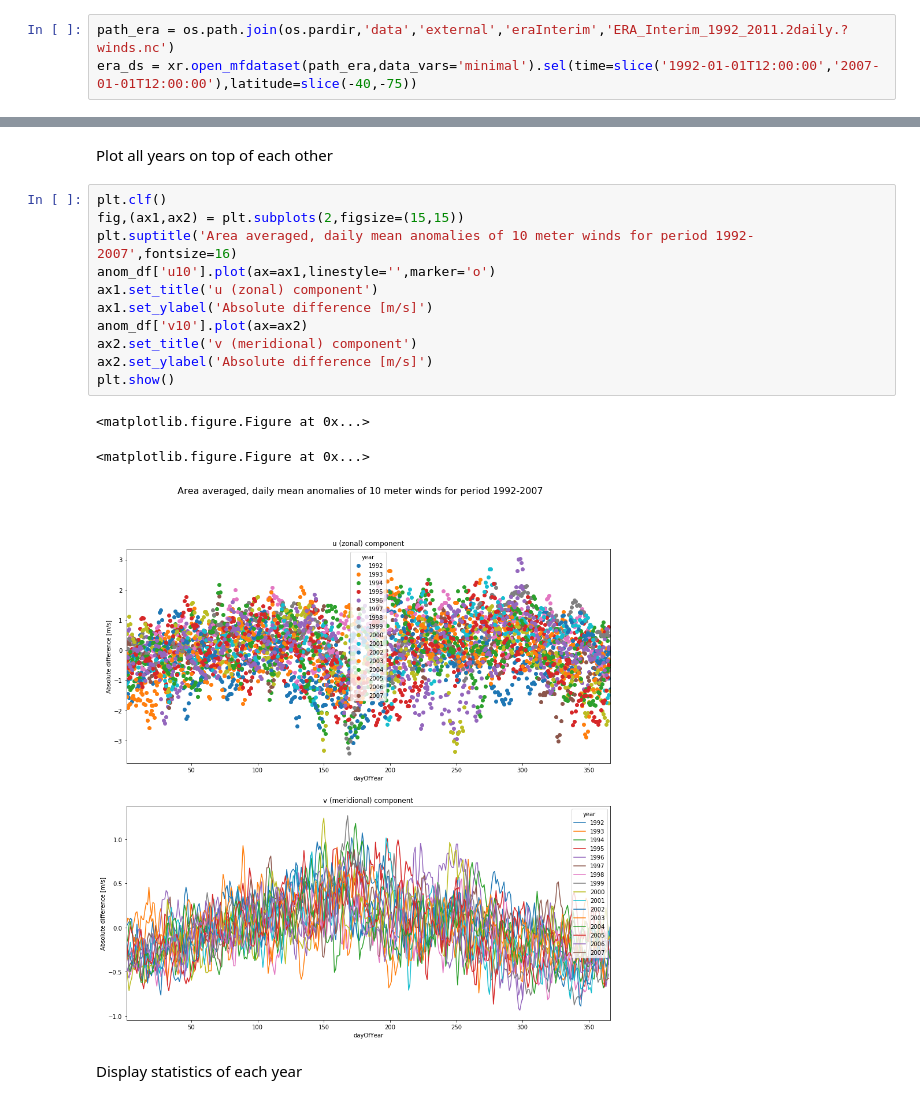
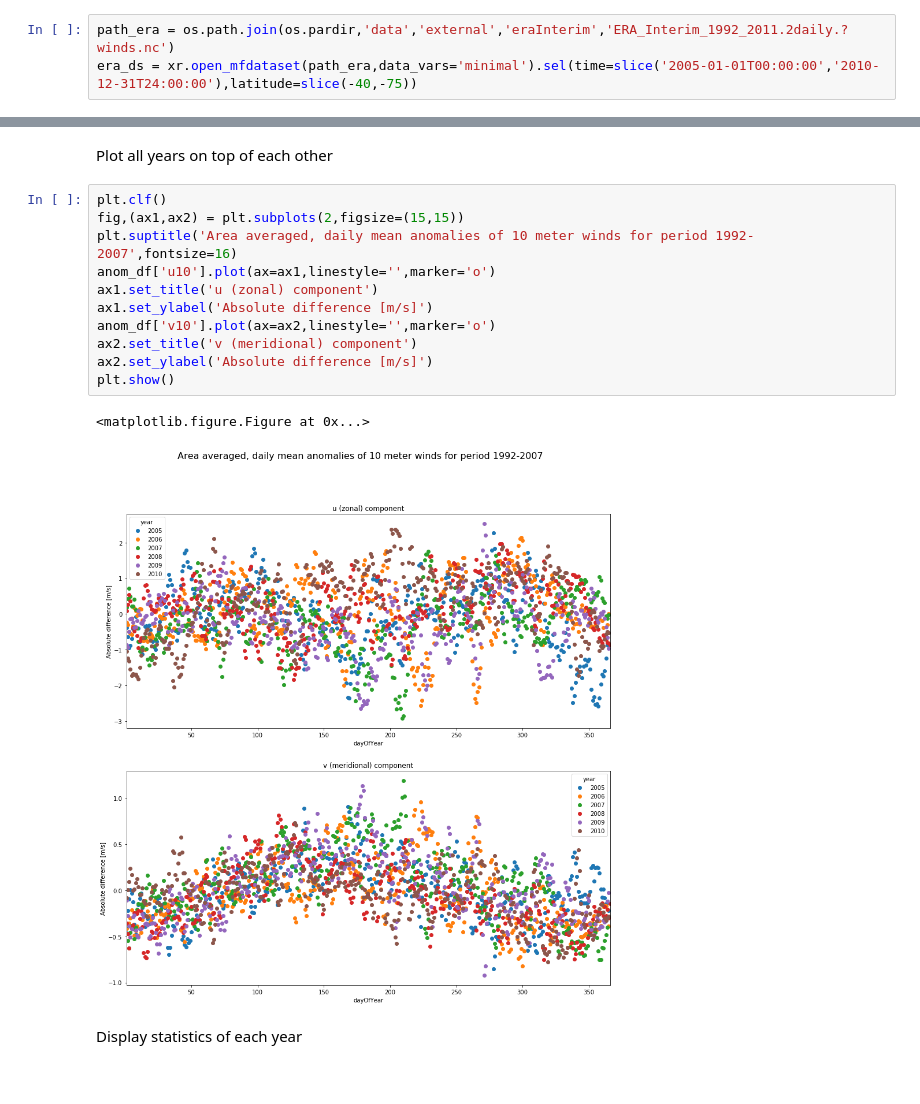
Before and after one commit to kuechenrole/tidal_melting, a Jupyter notebook: notebooks/0.4-kuechenrole-surface_forcing_year_selection.ipynb, the cells around one changed output, grey strips where cells are left out. Drawn from its saved outputs; the diff is of its cells as text.

```diff
--- a/notebooks/0.4-kuechenrole-surface_forcing_year_selection.ipynb
+++ b/notebooks/0.4-kuechenrole-surface_forcing_year_selection.ipynb
@@ -98,7 +98,7 @@ import xarray as xr
 import pandas as pd
 # %%
 path_era = os.path.join(os.pardir,'data','external','eraInterim','ERA_Interim_1992_2011.2daily.?winds.nc')
-era_ds = xr.open_mfdataset(path_era,data_vars='minimal').sel(time=slice('1992-01-01T12:00:00','2007-01-01T12:00:00'),latitude=slice(-40,-75))
+era_ds = xr.open_mfdataset(path_era,data_vars='minimal').sel(time=slice('2005-01-01T00:00:00','2010-12-31T24:00:00'),latitude=slice(-40,-75))
 # %% [markdown]
 calculate daily mean, since this is what you apply to roms
 # %%
@@ -131,18 +126,17 @@ Plot all years on top of each other
 # %%
 plt.clf()
 fig,(ax1,ax2) = plt.subplots(2,figsize=(15,15))
 plt.suptitle('Area averaged, daily mean anomalies of 10 meter winds for period 1992-2007',fontsize=16)
 anom_df['u10'].plot(ax=ax1,linestyle='',marker='o')
 ax1.set_title('u (zonal) component')
 ax1.set_ylabel('Absolute difference [m/s]')
-anom_df['v10'].plot(ax=ax2)
+anom_df['v10'].plot(ax=ax2,linestyle='',marker='o')
 ax2.set_title('v (meridional) component')
 ax2.set_ylabel('Absolute difference [m/s]')
 plt.show()
 # %% [output]
 <matplotlib.figure.Figure at 0x...>
-<matplotlib.figure.Figure at 0x...>
-[figure, old version]
+[figure, new version]
 # %% [markdown]
 Display statistics of each year
 # %%
```
Also changed, not shown: parts of 10 cells of this notebook, 23 other files.
